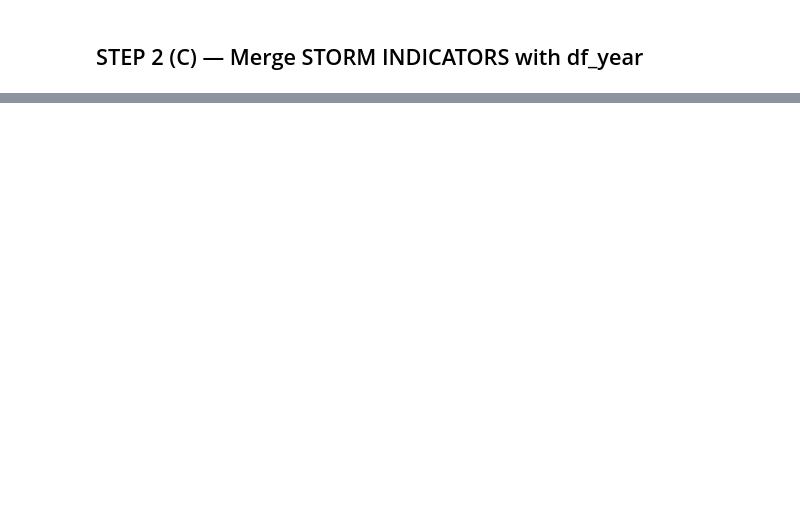
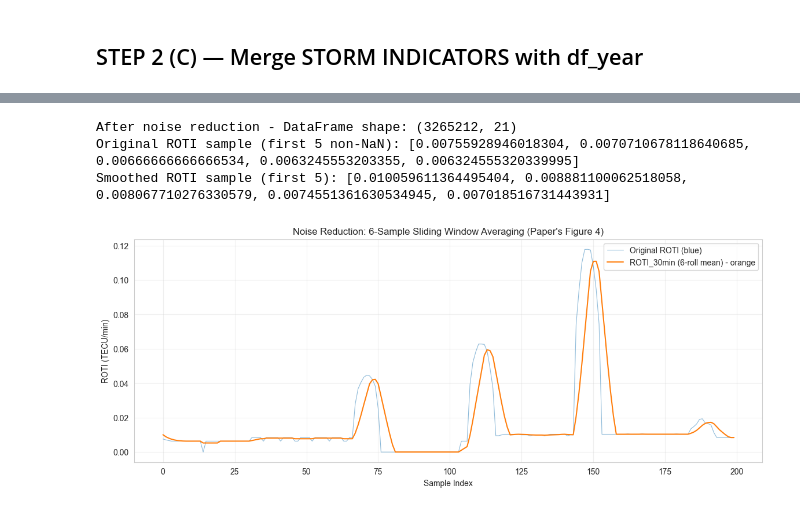
Before and after one commit to YoushaAbdullah/Ionosphere_GNSS, a Jupyter notebook: RF_roti_gnss.ipynb, the cells around one changed output, grey strips where cells are left out. Cells and saved outputs as stored; diff of their text form; code cells hidden in the pictures; blank space fills up the shorter version.

```diff
--- a/RF_roti_gnss.ipynb
+++ b/RF_roti_gnss.ipynb
@@ -4779,0 +849,11 @@ model_linear.score(X_test, y_test)
+# %%
+df_year['ROTI_5min'] = df_year['ROT'].rolling(window=10, min_periods=1).std() # 5-minute rolling standard deviation of ROT
+
+
+# df_year['vtec_gradient'] = df_year['VTEC'].diff(periods=10) / 5.0
+
+# df_year['rot_abs'] = df_year['ROT'].abs()
+
+# df_year['rot_std_local'] = df_year['ROT'].rolling(window=10, min_periods=1).std()
+
+# df_year['rot_accel'] = df_year['ROT'].diff()
@@ -4779,0 +893,39 @@ model_linear.score(X_test, y_test)
+# %%
+# ============================================================
+# 2.5 Noise Reduction (6-sample sliding window averaging)
+# ============================================================
+# Paper's method: average 6 samples (30 minutes of 5-min ROTI data)
+# Shown as orange plot in paper's Figure 4
+
+# Define window size (6 samples = 30 minutes at 5-min intervals)
+window_size = 6
+
+# Apply rolling mean to smooth ROTI (paper's method)
+df_year['ROTI_30min'] = df_year['ROTI_5min'].rolling(window=window_size, center=False).mean()
+
+# Drop NaN values created by rolling window (first 5 rows will be NaN)
+df_year = df_year.dropna(subset=['ROTI_30min']).reset_index(drop=True)
+
+print(f"After noise reduction - DataFrame shape: {df_year.shape}")
+print(f"Original ROTI sample (first 5 non-NaN): {df_year['ROTI_5min'].iloc[:5].tolist()}")
+print(f"Smoothed ROTI sample (first 5): {df_year['ROTI_30min'].iloc[:5].tolist()}")
+# %% [output]
+After noise reduction - DataFrame shape: (3265212, 21)
+Original ROTI sample (first 5 non-NaN): [0.00755928946018304, 0.0070710678118640685, 0.00666666666666534, 0.0063245553203355, 0.006324555320339995]
+Smoothed ROTI sample (first 5): [0.010059611364495404, 0.008881100062518058, 0.008067710276330579, 0.0074551361630534945, 0.007018516731443931]
+# %%
+# Visualize Before vs After (like paper's Figure 4)
+import matplotlib.pyplot as plt
+
+# Plot first 200 samples to see smoothing effect
+plt.figure(figsize=(14, 5))
+plt.plot(df_year['ROTI_5min'].iloc[:200], alpha=0.5, label='Original ROTI (blue)', linewidth=0.8)
+plt.plot(df_year['ROTI_30min'].iloc[:200], label='ROTI_30min (6-roll mean) - orange', linewidth=1.5)
+plt.xlabel('Sample Index')
+plt.ylabel('ROTI (TECU/min)')
+plt.title('Noise Reduction: 6-Sample Sliding Window Averaging (Paper\'s Figure 4)')
+plt.legend()
+plt.grid(True, alpha=0.3)
+plt.show()
+# %% [output]
+[figure, added]
```
Also changed, not shown: parts of 199 cells of this notebook.
